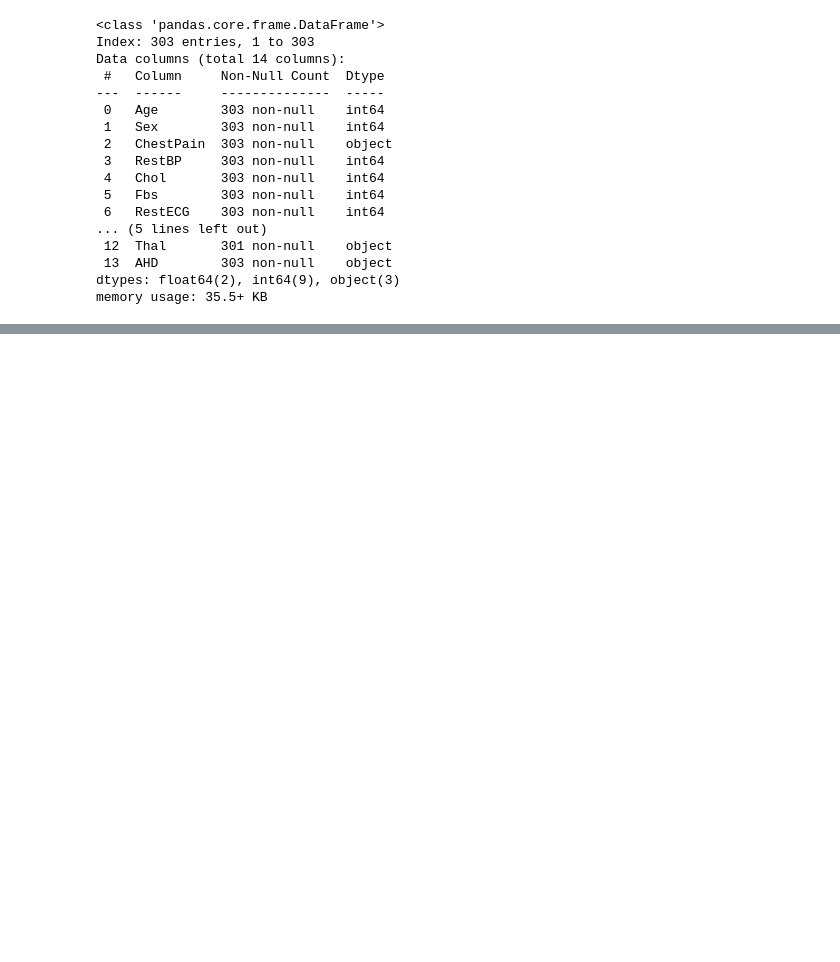
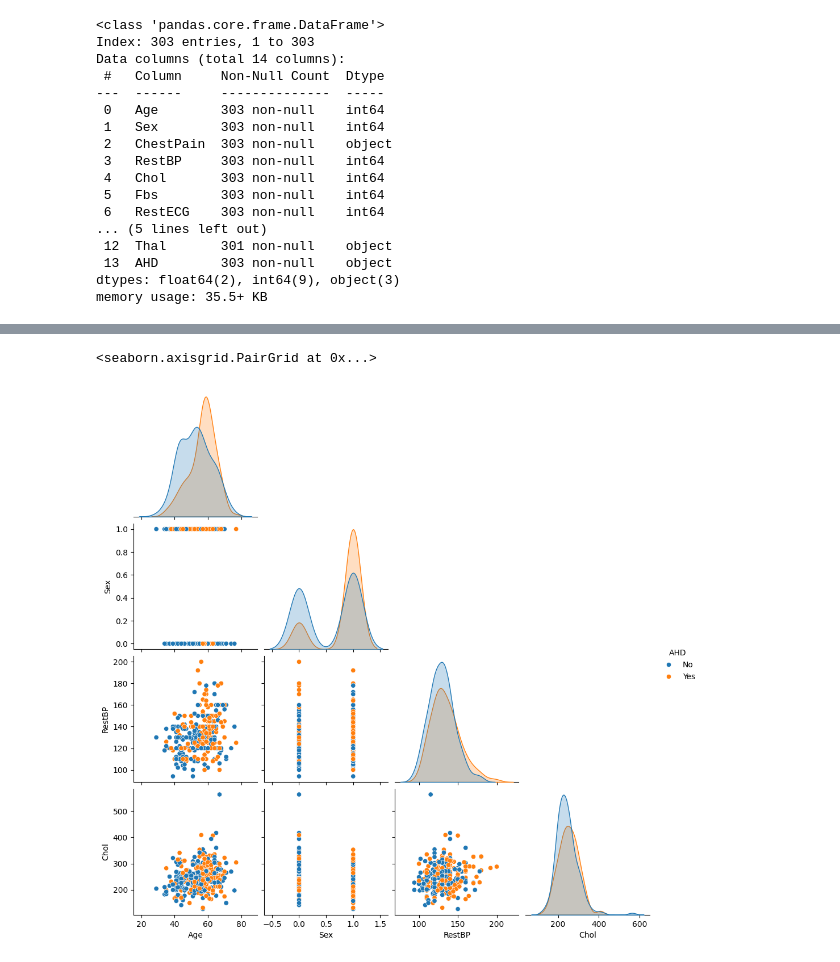
Before and after one commit to SusannaR11/AI_Engineering_OPA24_Susanna_Rokka, a Jupyter notebook: code-alongs/06_random_forest/06_random_forest.ipynb, the cells around one changed output, grey strips where cells are left out. Drawn from its saved outputs; the diff is of its cells as text; code cells hidden in the pictures; blank space fills up the shorter version.

```diff
--- a/code-alongs/06_random_forest/06_random_forest.ipynb
+++ b/code-alongs/06_random_forest/06_random_forest.ipynb
@@ -36,0 +64,15 @@ memory usage: 35.5+ KB
+# %%
+# feature engineering to look at correlations through heat map or pairplot
+# Target variable is AHD= Yes/No and its correlation to numerical features
+# consider Thal and ChestPain as categorical predictors
+# make pairplot to explore
+
+sns.pairplot(
+    data = df[["Age", "Sex", "RestBP", "Chol",  "AHD"]],
+    corner= True,
+    hue= "AHD",
+    palette="tab10"
+)
+# %% [output]
+<seaborn.axisgrid.PairGrid at 0x...>
+[figure, added]
```
Also changed, not shown: parts of 13 cells of this notebook, 1 other file.
